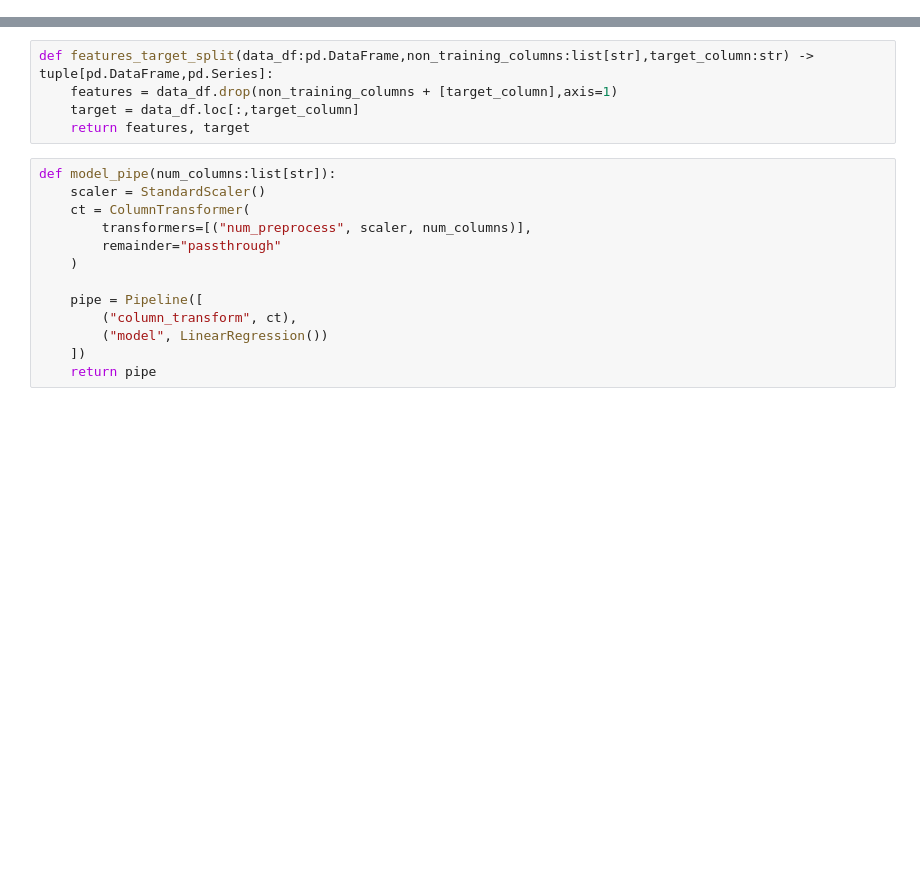
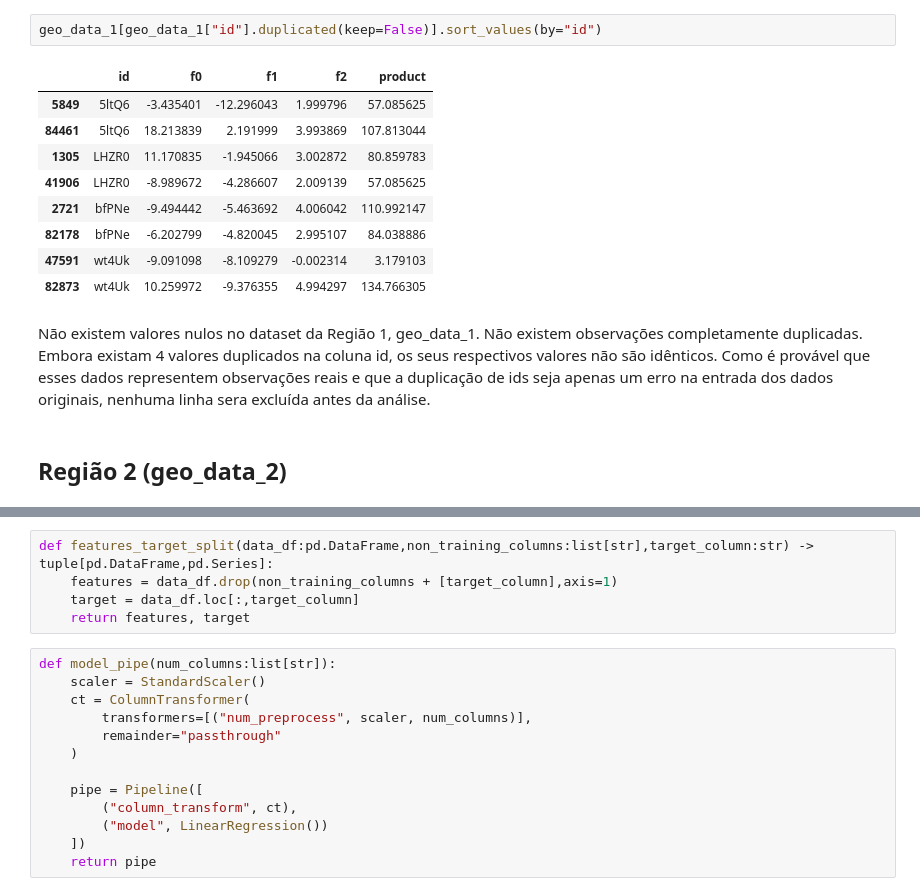
Before and after one commit to danendless/TT-Sprint10-Project, a Jupyter notebook: notebooks/sprint10_project.ipynb, the cells around one changed output, grey strips where cells are left out. Drawn from its saved outputs; the diff is of its cells as text; blank space fills up the shorter version.

```diff
--- a/notebooks/sprint10_project.ipynb
+++ b/notebooks/sprint10_project.ipynb
@@ -15,0 +130,16 @@ geo_data_2 = pd.read_csv("../datasets/geo_data_2.csv")
+# %%
+geo_data_1[geo_data_1["id"].duplicated(keep=False)].sort_values(by="id")
+# %% [output]
+|  | id | f0 | f1 | f2 | product |
+| 5849 | 5ltQ6 | -3.435401 | -12.296043 | 1.999796 | 57.085625 |
+| 84461 | 5ltQ6 | 18.213839 | 2.191999 | 3.993869 | 107.813044 |
+| 1305 | LHZR0 | 11.170835 | -1.945066 | 3.002872 | 80.859783 |
+| 41906 | LHZR0 | -8.989672 | -4.286607 | 2.009139 | 57.085625 |
+| 2721 | bfPNe | -9.494442 | -5.463692 | 4.006042 | 110.992147 |
+| 82178 | bfPNe | -6.202799 | -4.820045 | 2.995107 | 84.038886 |
+| 47591 | wt4Uk | -9.091098 | -8.109279 | -0.002314 | 3.179103 |
+| 82873 | wt4Uk | 10.259972 | -9.376355 | 4.994297 | 134.766305 |
+# %% [markdown]
+Não existem valores nulos no dataset da Região 1, geo_data_1. Não existem observações completamente duplicadas. Embora existam 4 valores duplicados na coluna id, os seus respectivos valores não são idênticos. Como é provável que esses dados representem observações reais e que a duplicação de ids seja apenas um erro na entrada dos dados originais, nenhuma linha sera excluída antes da análise.
+# %% [markdown]
+## Região 2 (geo_data_2)
```
Also changed, not shown: parts of 42 cells of this notebook.
